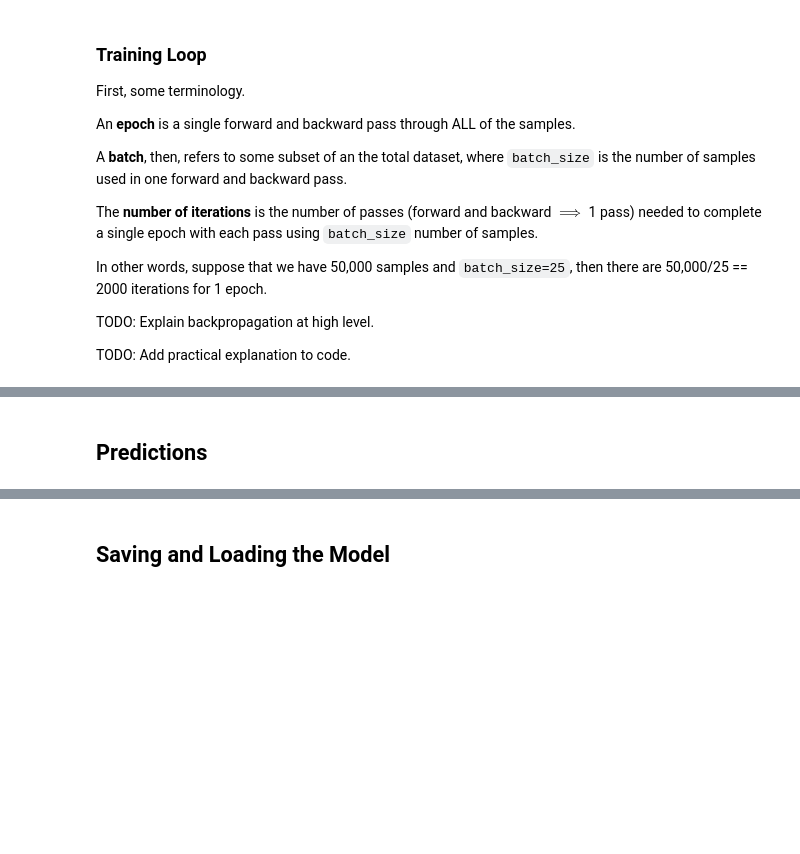
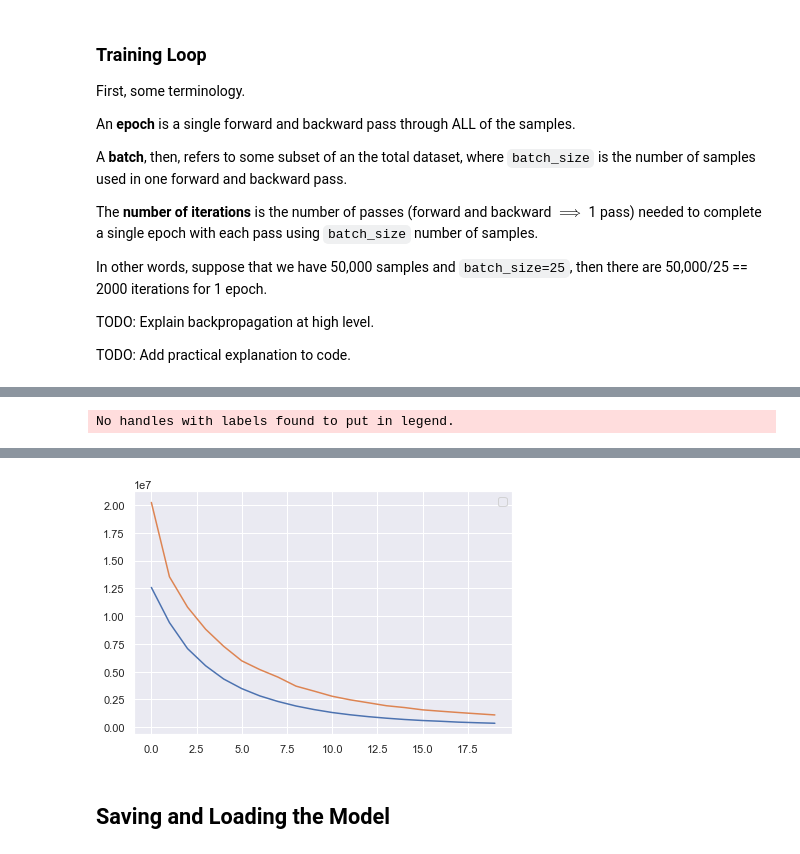
Before and after one commit to Unique-Divine/Hello-World-of-ML, a Jupyter notebook: 02 PyTorch Pipeline Explained.ipynb, the cells around one changed output, grey strips where cells are left out. Cells and saved outputs as stored; diff of their text form; code cells hidden in the pictures; blank space fills up the shorter version.

Commit message:
finished up training and prediction sections; Tutorial minimum viable product reached

```diff
--- a/02 PyTorch Pipeline Explained.ipynb
+++ b/02 PyTorch Pipeline Explained.ipynb
@@ -99,16 +129,16 @@ class Net(nn.Module): # class inherits from nn.Module
                 we would have in_features = 28 * 28 = 784
             out_features: size of each output sample.
         """
-        self.fc1 = nn.Linear(10, 5)
-        self.fc2 = nn.Linear(5, 3)
+        self.fc1 = nn.Linear(n_features, 7)
+        self.fc2 = nn.Linear(7, 3)
         self.fc3 = nn.Linear(3, 1)
     def forward(self, x): # defines the forward propagation
         x = F.relu(self.fc1(x)) # relu activation function
         x = F.relu(self.fc2(x))
-        x = F.log_softmax(self.fc3(x), dim=1)
+        x = F.leaky_relu(self.fc3(x))
         # Output layer needs a multiclassifying transformation
         # log softmax works for this
-        return F.log_softmax(x, dim=1)
+        return x
 network = Net()
 print(network)
 # %% [output]
@@ -152,7 +182,7 @@ Below I'll include common loss functions for various supervised learning tasks:
 - Cross entropy : [`nn.CrossEntropyLoss`](https://pytorch.org/docs/stable/generated/torch.nn.CrossEntropyLoss.html#torch.nn.CrossEntropyLoss)
 - Negative log likelihood: [`nn.NLLLoss`](https://pytorch.org/docs/stable/generated/torch.nn.NLLLoss.html#torch.nn.NLLLoss)
 # %%
-# loss_fn = nn.MSELoss() # ex. regression
+loss_fn = nn.MSELoss() # ex. regression
 # loss_fn = nn.BCELoss() # ex. binary classification
 # loss_fn = nn.CrossEntropyLoss() # ex. multi-class classification
 # %% [markdown]
@@ -187,4 +213,4 @@ if torch.cuda.is_available(): # If PyTorch reports that GPU is available
 else:
     device = torch.device("cpu") # device = CPU
 
-network.to(device) # Copy model to device
+network = network.to(device) # Copy model to device
@@ -210,23 +230,3 @@ In other words, suppose that we have 50,000 samples and `batch_size=25`, then th
 TODO: Explain backpropagation at high level.
 
 TODO: Add practical explanation to code.
-# %%
-def train(network, loss_fn, train_loader, val_loader,
-          n_epochs, optimizer=optimizer, device=device):
-    for epoch in range(n_epochs):
-        train_loss = 0.0
-        val_loss = 0.0
-        for batch in train_loader:
-            optimizer.zero_grad() # clears gradient buffers of all parameters
-            inputs, target = batch
-            # transfer batch data to computation device
-            inputs = inputs.to(device)
-            target = target.to(device)
-            output = network(inputs)
-            loss = loss_fn(output, target)
-            # back propagation
-            loss.backward()
-            optimizer.step() # update model weights
-            training_loss += loss.data.item()
-        training_loss /= len(train_iterator)
-    pass
@@ -235,2 +232,0 @@ SyntaxError: non-default argument follows default argument (<ipython-input-20-fc
-# %% [markdown]
-## Predictions
@@ -236,0 +294,4 @@ SyntaxError: non-default argument follows default argument (<ipython-input-20-fc
+# %%
+train(network=network, loss_fn=loss_fn, optimizer=optimizer,
+      train_loader=train_dl, val_loader=test_dl, n_epochs=20)
+# %% [output]
@@ -236,0 +317 @@ SyntaxError: non-default argument follows default argument (<ipython-input-20-fc
+No handles with labels found to put in legend.
@@ -237,2 +319,3 @@ SyntaxError: non-default argument follows default argument (<ipython-input-20-fc
+[figure, added]
 # %% [markdown]
 ## Saving and Loading the Model
```
Also changed, not shown: parts of 27 cells of this notebook, 1 other file.
